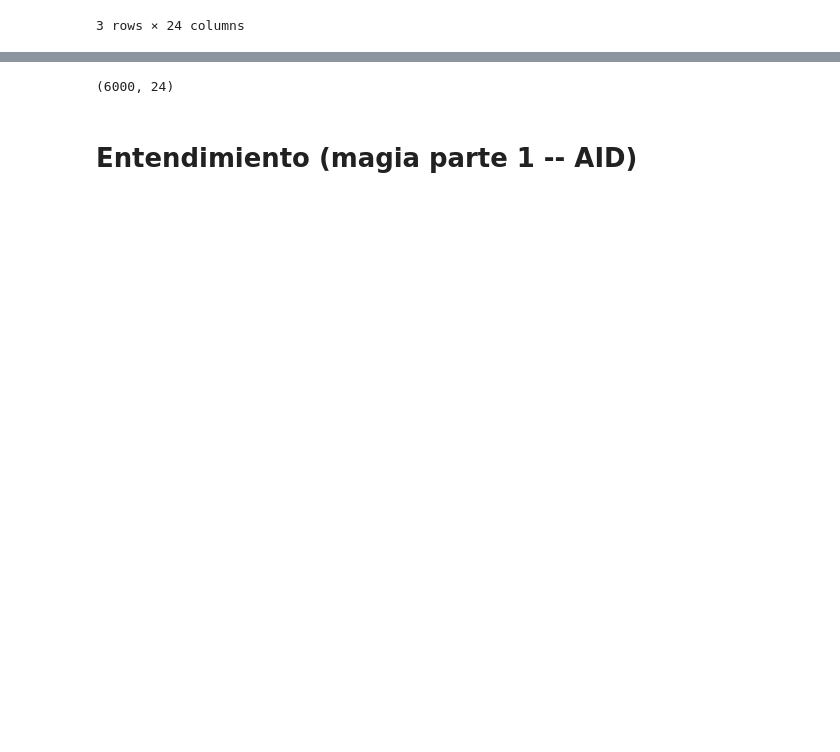
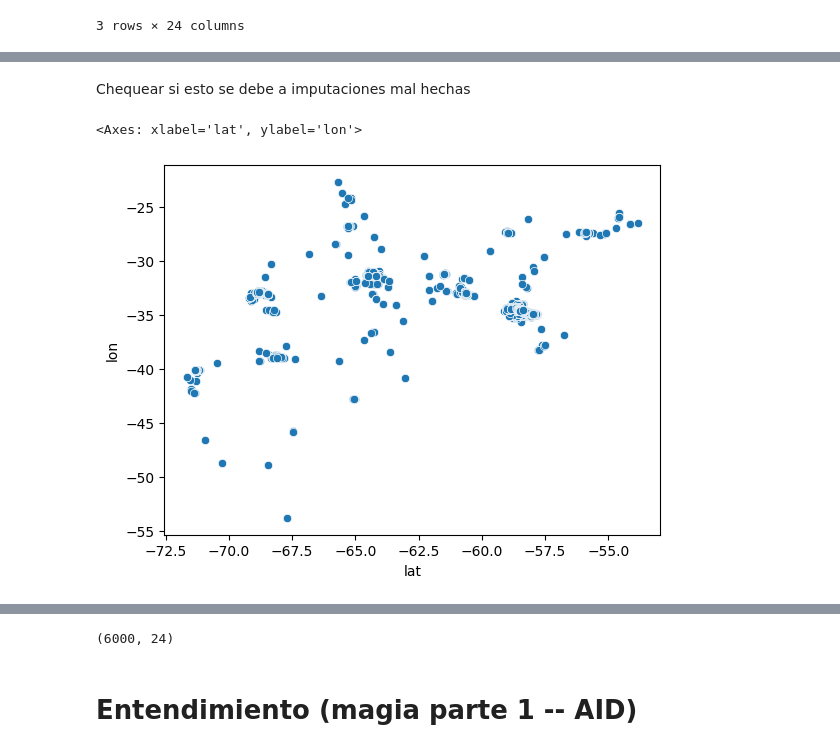
Before and after one commit to josesg998/competencia_properati, a Jupyter notebook: TP_Individual.ipynb, the cells around one changed output, grey strips where cells are left out. Saved outputs shown, nothing was run; the diff lists cells and outputs as text; code cells hidden in the pictures; blank space fills up the shorter version.

```diff
--- a/TP_Individual.ipynb
+++ b/TP_Individual.ipynb
@@ -66,0 +100,9 @@ sns.heatmap(df.isnull(), cbar=False)
+# %% [markdown]
+Chequear si esto se debe a imputaciones mal hechas
+# %%
+lugares = ['Bs.As. G.B.A. Zona Sur','Capital Federal','Bs.As. G.B.A. Zona Norte','Bs.As. G.B.A. Zona Oeste']
+sns.scatterplot(df[(df.l2.isin(lugares))&(df.lat>-80)],x='lat',y='lon')
+# esto no se debe a los imputadores, hay que ponerlos como nulos YA
+# %% [output]
+<Axes: xlabel='lat', ylabel='lon'>
+[figure, added]
```
Also changed, not shown: parts of 18 cells of this notebook, 1 other file.
